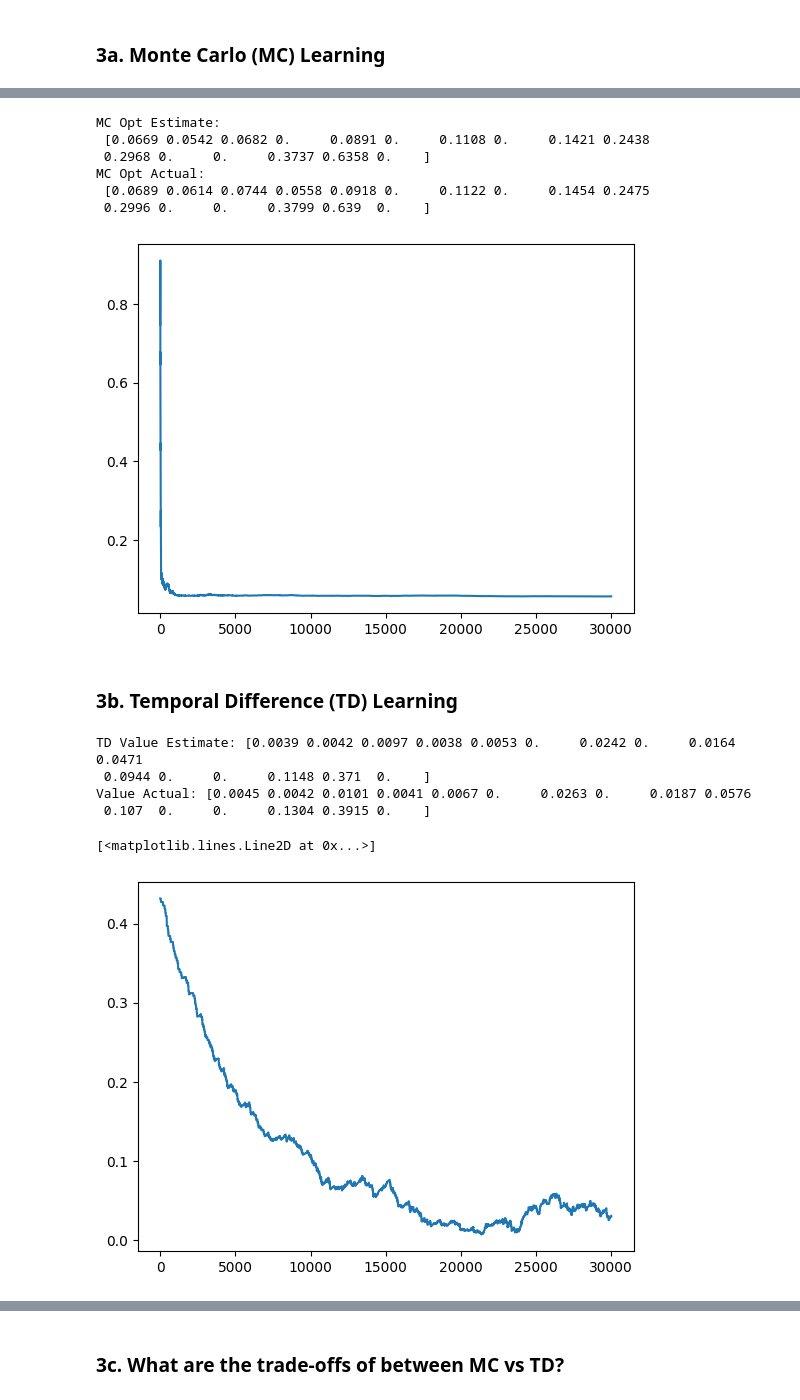
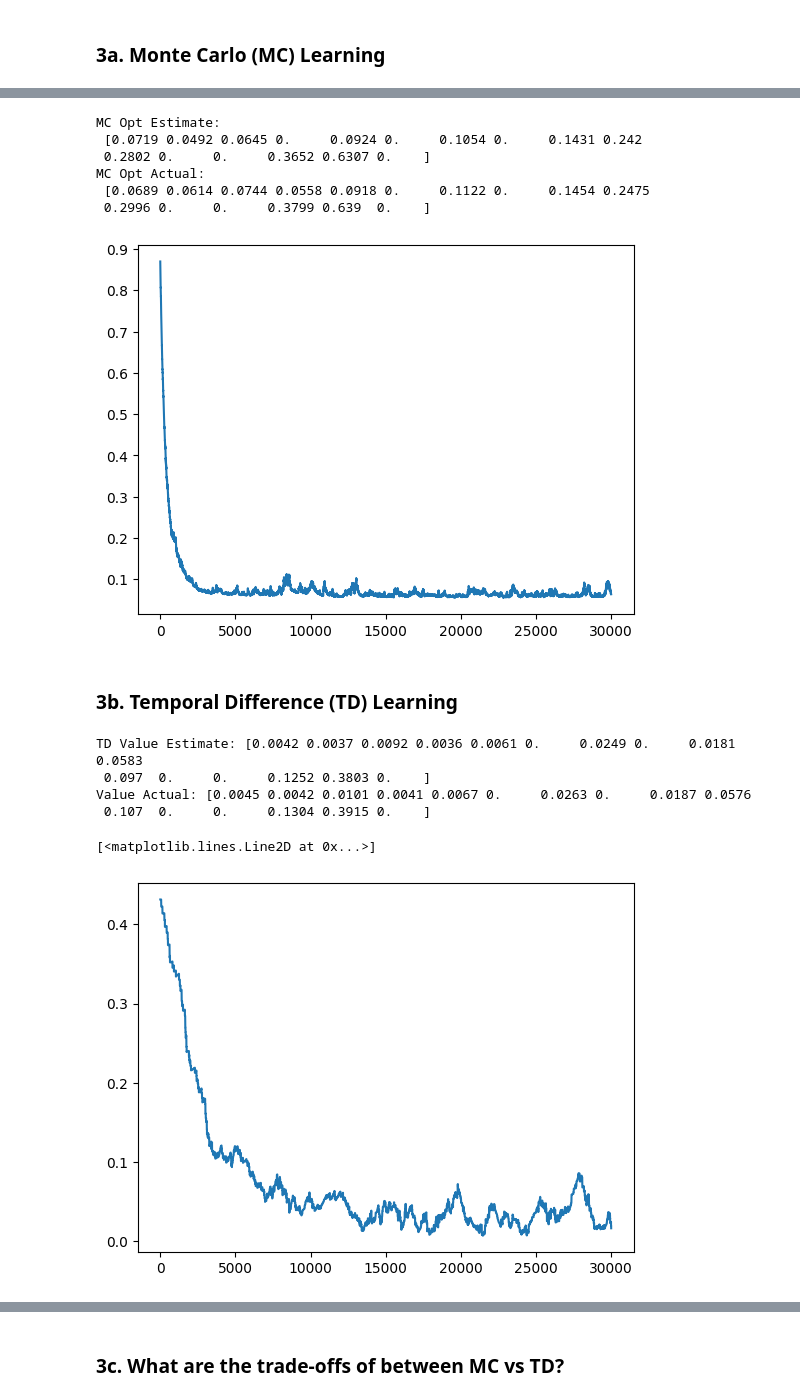
Before and after one commit to UlascanErsoy/ECEN743, a Jupyter notebook: ecen743-sp24-hw02.ipynb, the cells around one changed output, grey strips where cells are left out. Drawn from its saved outputs; the diff is of its cells as text; code cells hidden in the pictures.

```diff
--- a/ecen743-sp24-hw02.ipynb
+++ b/ecen743-sp24-hw02.ipynb
@@ -207,7 +207,7 @@ for k in range(max_episode):
         lr = lr_decay(k)
         Q[s_t][a_t] = Q[s_t][a_t] + lr * (r_t + gamma * np.max(Q[ns_t]) - Q[s_t][a_t])
         ### END OF YOUR CODE
-        G_k += (gamma ** t) * r_t  # update cumulative discounted reward
+        G_k += r_t  # update cumulative discounted reward
         path_k.append(ns_t)  # record next state
         if terminal:  # next state is a terminal state, episode ended
             break
@@ -311,7 +311,7 @@ for k in range(max_episode):
         lr = lr_decay(k)
         Q_uni[s_t][a_t] = Q_uni[s_t][a_t] + lr * (r_t + gamma * np.max(Q_uni[ns_t]) - Q_uni[s_t][a_t])
         ### END OF YOUR CODE
-        G_k += (gamma ** t) * r_t  # update cumulative discounted reward
+        G_k += r_t  # update cumulative discounted reward
         path_k.append(ns_t)  # record next state
         if terminal:  # next state is a terminal state, episode ended
             break
@@ -319,7 +319,7 @@ for k in range(max_episode):
     G_uni_list.append(G_k) # record cumulative discounted reward for episode k
 
 Gk_uni_avg = np.cumsum(G_uni_list)
-Gk_uni_avg = Gk_uni_avg[1000:] - Gk_uni_avg[:-1000]
+Gk_uni_avg = (Gk_uni_avg[1000:] - Gk_uni_avg[:-1000])/1000
 
 fig, axs = plt.subplots(1,2)
 axs[0].plot(Gk_uni_avg)
@@ -378,9 +378,8 @@ V_uni_act = np.array([0.0045,0.0042,0.0101,0.0041,0.0067,0.,0.0263,0.,0.0187,0.0
 0.107,0.,0.,0.1304,0.3915,0.])
 
 V_uni = np.zeros(no_of_states)
-rs =  np.zeros(no_of_states)
-vs = np.zeros(no_of_states)
 V_uni_conv_mc = []
+alpha = 0.005
 
 for k in range(max_episode):
     #generate episode
@@ -398,10 +397,7 @@ for k in range(max_episode):
 
     for idx, (s_t, r_t) in enumerate(zip(states[::-1],rewards[::-1])):
         G_k = gamma * G_k + r_t
-        if s_t not in states[:-(idx+1)]:
-            rs[s_t] += G_k
-            vs[s_t] += 1
-            V_uni[s_t] = rs[s_t] / vs[s_t]
+        V_uni[s_t] += alpha * (G_k - V_uni[s_t])
 
     V_uni_conv_mc.append(np.linalg.norm(V_uni - V_uni_act))
 
@@ -427,9 +423,8 @@ Uniform Actual:
 
 V_opt_act = np.max(Q_opt, axis=1)
 V_opt = np.zeros(no_of_states)
-rs =  np.zeros(no_of_states)
-vs = np.zeros(no_of_states)
 V_opt_conv_mc = []
+alpha = 0.001
 
 for k in range(max_episode):
     #generate episode
@@ -448,9 +443,7 @@ for k in range(max_episode):
     for idx, (s_t, r_t) in enumerate(zip(states[::-1],rewards[::-1])):
         G_k = gamma * G_k + r_t
         #if s_t not in states[:-(idx+1)]:
-        rs[s_t] += G_k
-        vs[s_t] += 1
-        V_opt[s_t] = rs[s_t] / vs[s_t]
+        V_opt[s_t] += alpha * (G_k - V_opt[s_t])
 
     V_opt_conv_mc.append(np.linalg.norm(V_opt - V_opt_act))
 
@@ -459,47 +452,47 @@ print("MC Opt Estimate:\n",V_opt)
 print("MC Opt Actual:\n",V_opt_act)
 # %% [output]
 MC Opt Estimate:
- [0.0669 0.0542 0.0682 0.     0.0891 0.     0.1108 0.     0.1421 0.2438
- 0.2968 0.     0.     0.3737 0.6358 0.    ]
+ [0.0719 0.0492 0.0645 0.     0.0924 0.     0.1054 0.     0.1431 0.242
+ 0.2802 0.     0.     0.3652 0.6307 0.    ]
 MC Opt Actual:
  [0.0689 0.0614 0.0744 0.0558 0.0918 0.     0.1122 0.     0.1454 0.2475
  0.2996 0.     0.     0.3799 0.639  0.    ]
-[figure, old version]
+[figure, new version]
 # %% [markdown]
 ### 3b. Temporal Difference (TD) Learning
 # %%
 ### YOUR CODE HERE
 # Freestyle!
 V_uni = np.zeros(no_of_states)
 convergence_uni_list_td = []
-alpha = 0.005
+alpha = 0.01
 
 for k in range(max_episode):
 
     s_t, _ = env.reset()
 
     for t in range(max_step):
         ns_t, r_t, terminal, _, _ = env.step(env.action_space.sample())  # take a step
         V_uni[s_t] = V_uni[s_t] + alpha * (r_t + gamma * V_uni[ns_t] - V_uni[s_t])
         s_t = ns_t
 
         if terminal:
             break
 
     convergence_uni_list_td.append(np.linalg.norm(V_uni - V_uni_act))
 
 
 print("TD Value Estimate:", V_uni)
 print("Value Actual:", V_uni_act)
 plt.plot(convergence_uni_list_td)
 ### END OF YOUR CODE
 # %% [output]
-TD Value Estimate: [0.0039 0.0042 0.0097 0.0038 0.0053 0.     0.0242 0.     0.0164 0.0471
- 0.0944 0.     0.     0.1148 0.371  0.    ]
+TD Value Estimate: [0.0042 0.0037 0.0092 0.0036 0.0061 0.     0.0249 0.     0.0181 0.0583
+ 0.097  0.     0.     0.1252 0.3803 0.    ]
 Value Actual: [0.0045 0.0042 0.0101 0.0041 0.0067 0.     0.0263 0.     0.0187 0.0576
  0.107  0.     0.     0.1304 0.3915 0.    ]
 [<matplotlib.lines.Line2D at 0x...>]
-[figure, old version]
+[figure, new version]
 # %%
 V_opt = np.zeros(no_of_states)
 convergence_opt_list_td = []
```
Also changed, not shown: parts of 8 cells of this notebook.
